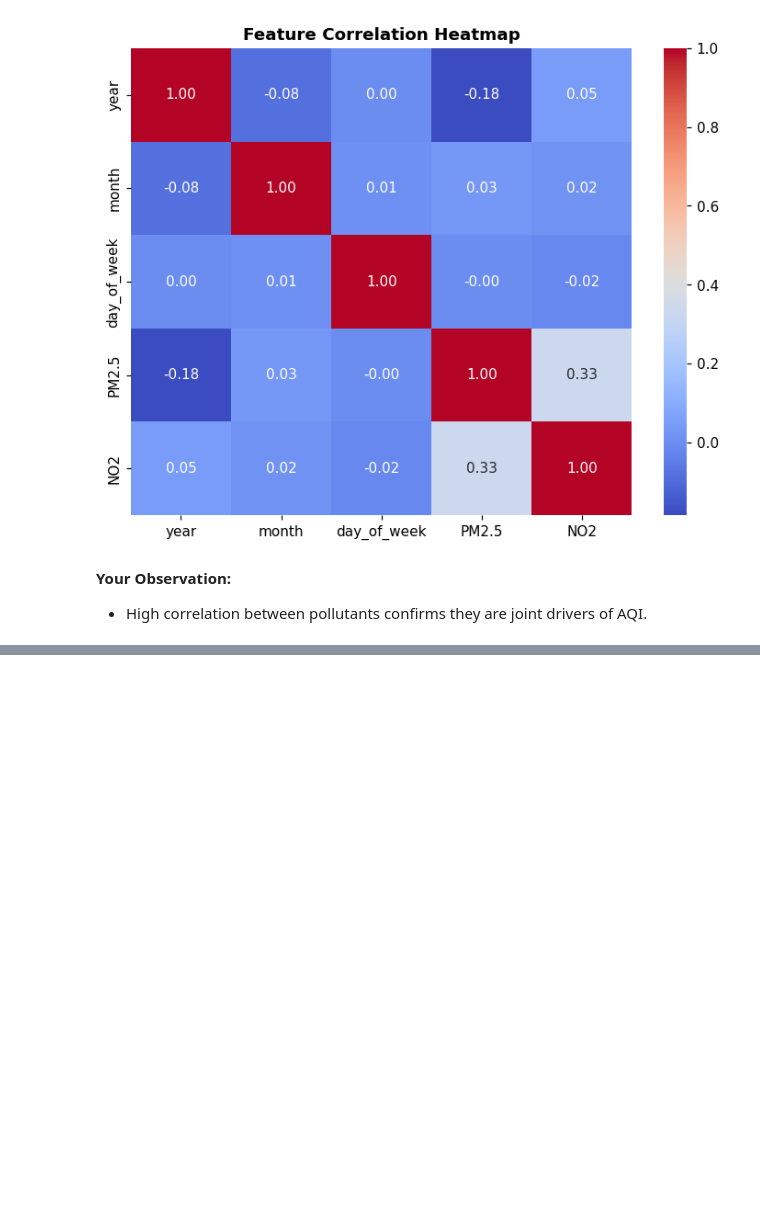
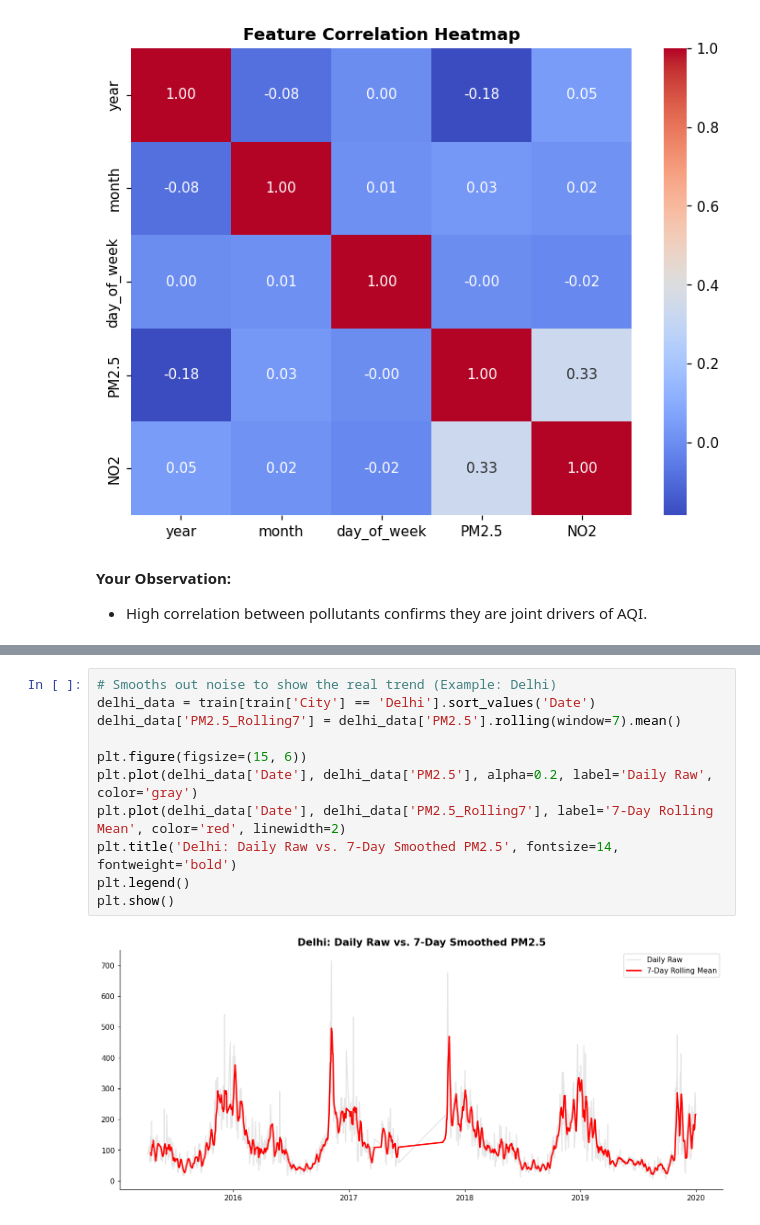
Before and after one commit to priyanshsingh11/aqi-hackathon, a Jupyter notebook: solving/exploration.ipynb, the cells around one changed output, grey strips where cells are left out. Drawn from its saved outputs; the diff is of its cells as text; blank space fills up the shorter version.

```diff
--- a/solving/exploration.ipynb
+++ b/solving/exploration.ipynb
@@ -232,0 +254,13 @@ plt.show()
+# %%
+# Smooths out noise to show the real trend (Example: Delhi)
+delhi_data = train[train['City'] == 'Delhi'].sort_values('Date')
+delhi_data['PM2.5_Rolling7'] = delhi_data['PM2.5'].rolling(window=7).mean()
+
+plt.figure(figsize=(15, 6))
+plt.plot(delhi_data['Date'], delhi_data['PM2.5'], alpha=0.2, label='Daily Raw', color='gray')
+plt.plot(delhi_data['Date'], delhi_data['PM2.5_Rolling7'], label='7-Day Rolling Mean', color='red', linewidth=2)
+plt.title('Delhi: Daily Raw vs. 7-Day Smoothed PM2.5', fontsize=14, fontweight='bold')
+plt.legend()
+plt.show()
+# %% [output]
+[figure, added]
```
Also changed, not shown: parts of 2 cells of this notebook, 3 other files.
